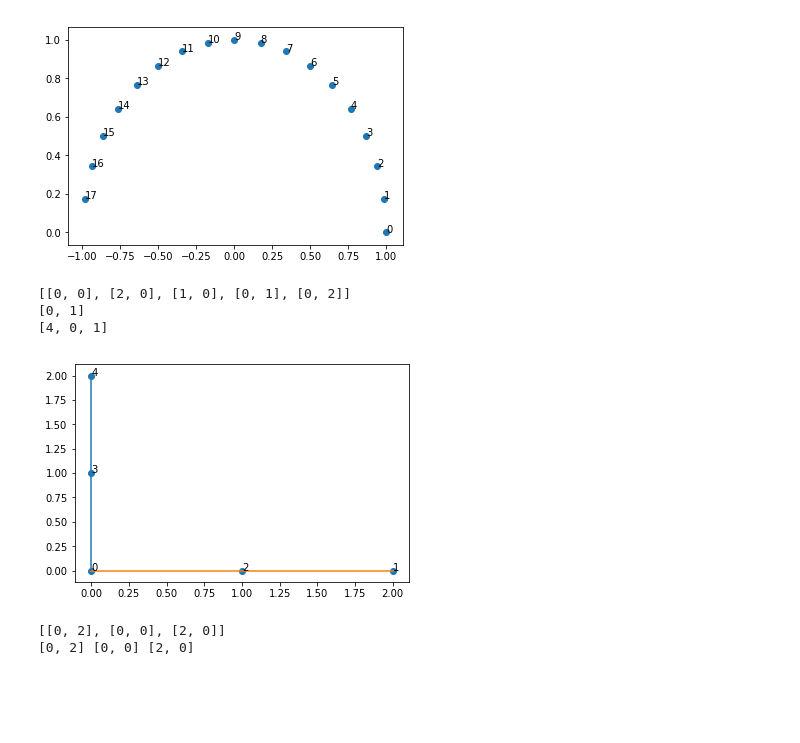
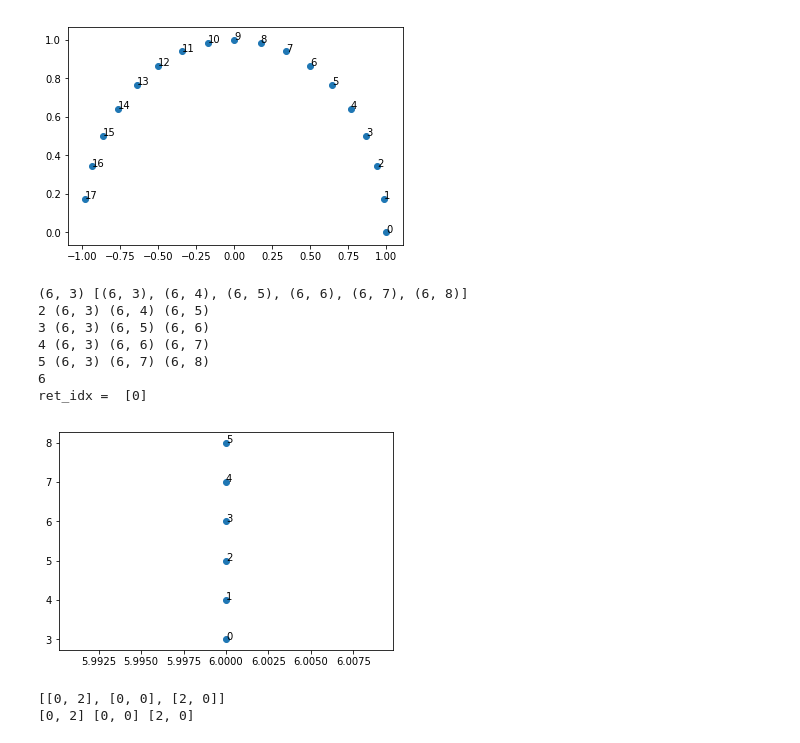
Before and after one commit to LuckFXY/Job, a Jupyter notebook: 一些面试题3.ipynb, the cells around one changed output. Cells and saved outputs as stored; diff of their text form; code cells hidden in the pictures; blank space fills up the shorter version.

```diff
--- a/一些面试题3.ipynb
+++ b/一些面试题3.ipynb
@@ -461,7 +458,7 @@ draw_point(test)
 # %% [output]
 [figure]
 # %%
-from math import sqrt, asin
+from math import sqrt, acos
 class ConvexHull():
     def getAngle(self, p):
         dx = p[0] - self.p0[0]
@@ -503,7 +500,7 @@ class ConvexHull():
 
         #以p0为坐标原点，建立坐标系, 根据每个点的角度排序
         points[1:] = sorted(points[1:], key=lambda p: self.getAngle(p))
-        print(points)
+        print(self.p0,points)
         N = len(points)
         bot = N-1
         top = N
@@ -513,52 +510,62 @@ class ConvexHull():
 
         #第三个点p2 不能与前两个点p0,p1共线, 否则第二个点p1外延
         p2_i = 2
+        D[top] = p2_i;
         while p2_i < N:
+
             if self.isLeft(points[D[top-2]], points[D[top-1]], points[p2_i]) != 0:
                 break
             #共线，将第二个点替换为更远的点
-            if self.smaller(points[D[top-1]], points[D[p2_i]]) == True:
+            #print(p2_i, points[D[top-2]], points[D[top-1]], points[p2_i])
+            if self.smaller(points[D[top-1]], points[p2_i]) == True:
                 D[top - 1] = p2_i
             p2_i += 1
 
-        print(D[N:N+2])
-        D[bot] = p2_i; bot -= 1
-        D[top] = p2_i; top += 1
+        if p2_i < N:
+            D[bot] = p2_i; bot -= 1
+            D[top] = p2_i; top += 1
+
         #top = N+ 3  bot = N - 2
         #所有点都是按角度排列的，所以依次选择
-        i = p2_i + 1
+        i = p2_i
+        #print(i)
         while i < N:
             if self.isLeft(points[D[top-2]], points[D[top-1]], points[i]) > 0 and \
             self.isLeft(points[D[bot+1]], points[D[bot+2]], points[i]) > 0 :
                 continue #i在包内，跳过
             while self.isLeft(points[D[top-2]], points[D[top-1]], points[i]) <= 0:
                 top -= 1 # 正向表非左转， top端出队
             D[top] = i; top += 1 #合法的入队
 
             while self.isLeft(points[D[bot+1]], points[D[bot+2]], points[i]) <= 0 :
                 bot += 1 # 反向表非左转， bot端出队
             D[bot] = i; bot -= 1
 
             i+= 1
         ret_idx = D[bot+1 : top-1]
-        print(ret_idx)
+        print("ret_idx = ",ret_idx)
         ret = [points[i] for i in ret_idx]
         return ret
 
 
 #np.random.seed(0)
 random_points = (np.random.random_sample([50,2]) - 0.5)
 random_points = [[i,j] for i,j in random_points]
 #draw_point(random_points)
-random_points = [[0,0],[0,1],[1,0],[0,2],[2,0]]
+#random_points = [[0,0],[0,1],[1,0],[0,2],[2,0]]
+random_points = [(6, 3), (6, 4), (6, 5), (6, 6), (6, 7), (6, 8)]#[[10, 9], [10, 10], [10, 11], [9, 11], [10, 12]]
 c = ConvexHull()
 ret = c.Melkman(random_points)
 draw_point(random_points, ret)
 # %% [output]
-[[0, 0], [2, 0], [1, 0], [0, 1], [0, 2]]
-[0, 1]
-[4, 0, 1]
+(6, 3) [(6, 3), (6, 4), (6, 5), (6, 6), (6, 7), (6, 8)]
+2 (6, 3) (6, 4) (6, 5)
+3 (6, 3) (6, 5) (6, 6)
+4 (6, 3) (6, 6) (6, 7)
+5 (6, 3) (6, 7) (6, 8)
+6
+ret_idx =  [0]
-[figure, old version]
+[figure, new version]
 # %%
 from math import sqrt, acos
 class Solution:
```
Also changed, not shown: parts of 7 cells of this notebook, 32 other files.
